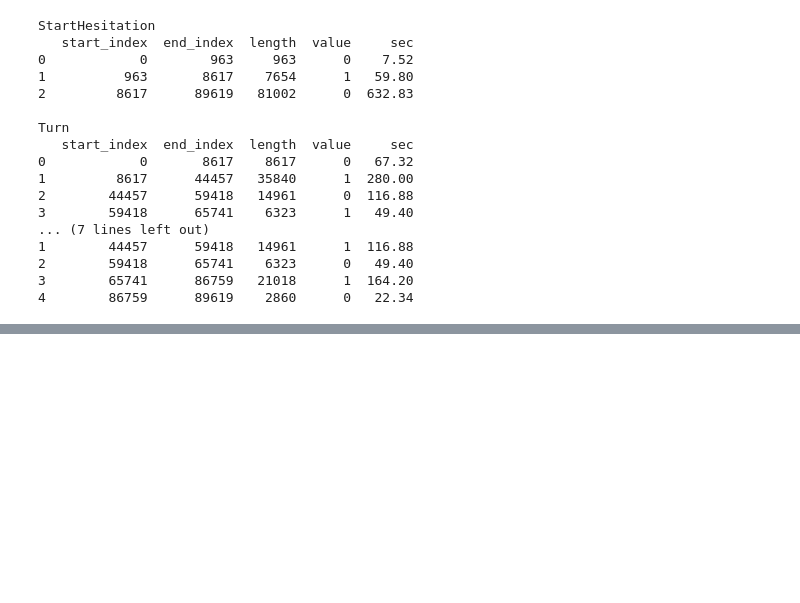
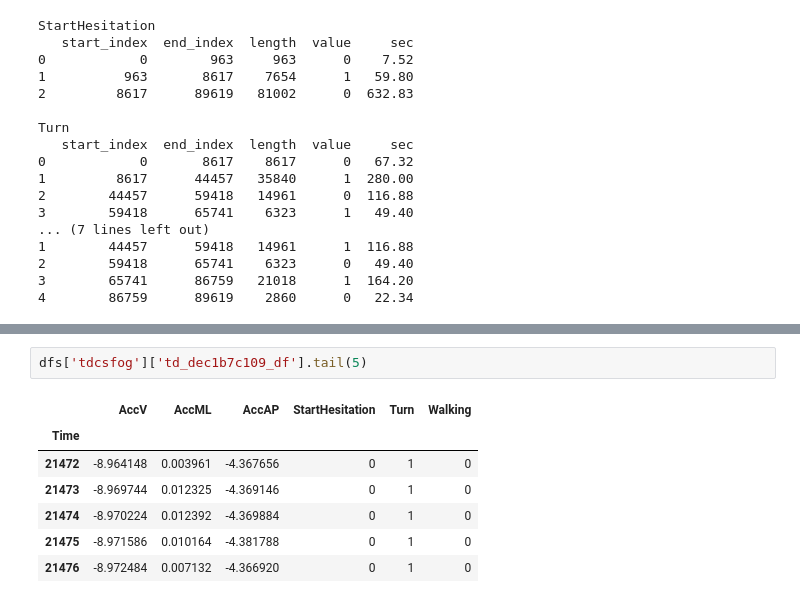
Before and after one commit to keulreobeu/jinholee_Portfolio, a Jupyter notebook: Parkinson's Freezing of Gait Prediction/EDA.ipynb, the cells around one changed output, grey strips where cells are left out. Drawn from its saved outputs; the diff is of its cells as text; blank space fills up the shorter version.

```diff
--- a/Parkinson's Freezing of Gait Prediction/EDA.ipynb
+++ b/Parkinson's Freezing of Gait Prediction/EDA.ipynb
@@ -438,0 +580,10 @@ Turn
+# %%
+dfs['tdcsfog']['td_dec1b7c109_df'].tail(5)
+# %% [output]
+|  | AccV | AccML | AccAP | StartHesitation | Turn | Walking |
+| Time |  |  |  |  |  |  |
+| 21472 | -8.964148 | 0.003961 | -4.367656 | 0 | 1 | 0 |
+| 21473 | -8.969744 | 0.012325 | -4.369146 | 0 | 1 | 0 |
+| 21474 | -8.970224 | 0.012392 | -4.369884 | 0 | 1 | 0 |
+| 21475 | -8.971586 | 0.010164 | -4.381788 | 0 | 1 | 0 |
+| 21476 | -8.972484 | 0.007132 | -4.366920 | 0 | 1 | 0 |
```
Also changed, not shown: parts of 35 cells of this notebook, 2 other files.
